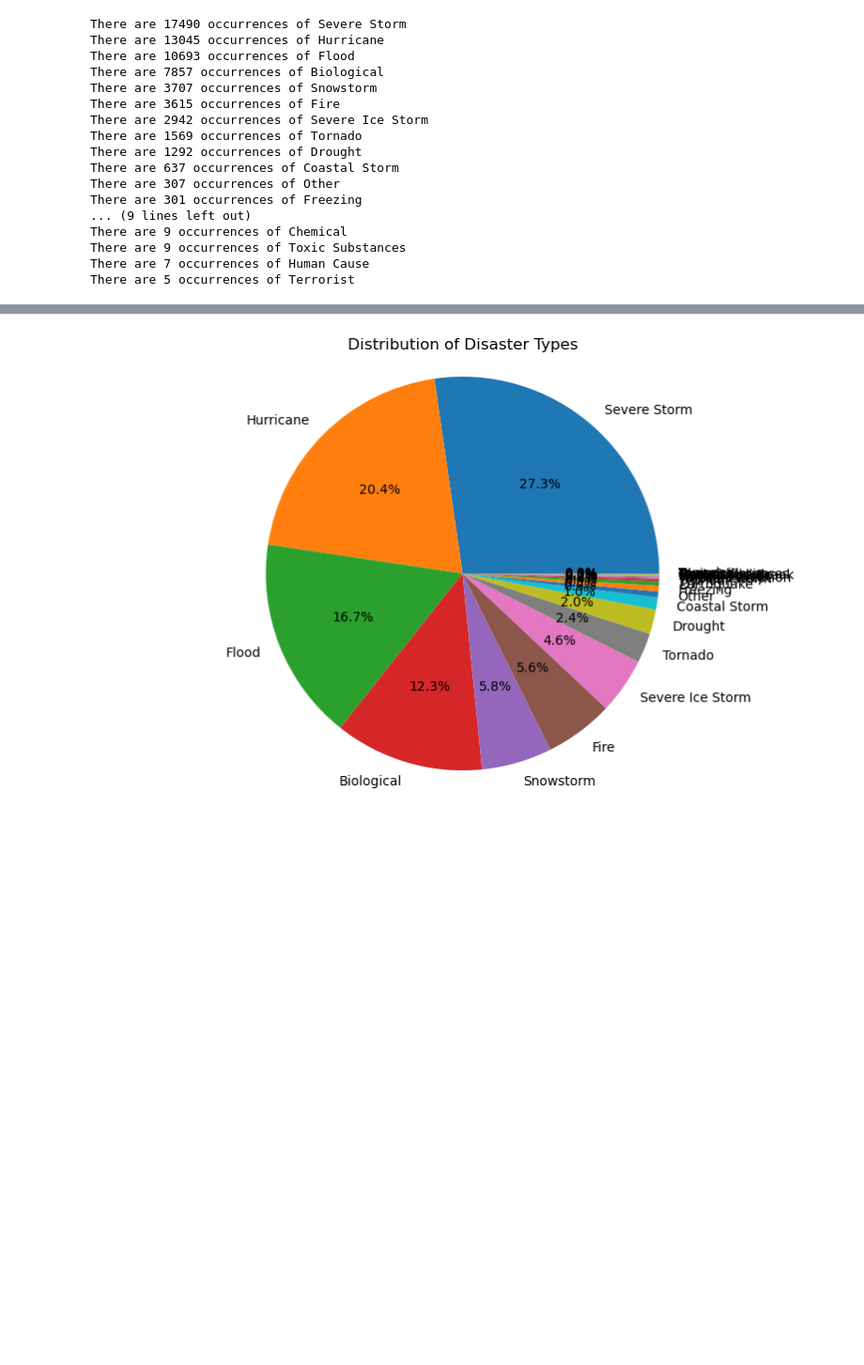
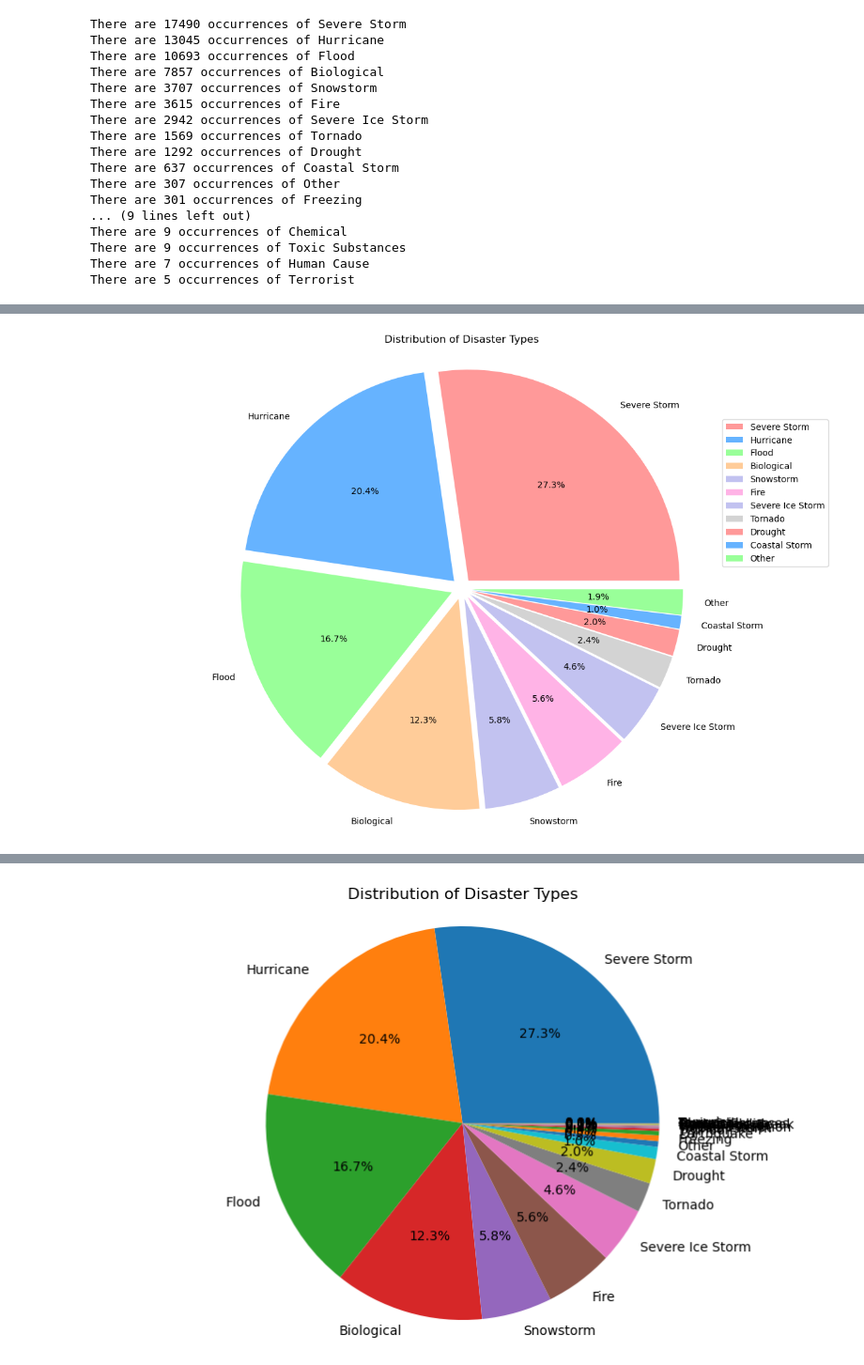
Before and after one commit to ehsan55555/FEMA-Disaster-Analysis-US, a Jupyter notebook: disaster_types.ipynb, the cells around one changed output, grey strips where cells are left out. Shown: that part at 94% size. Drawn from its saved outputs; the diff is of its cells as text; code cells hidden in the pictures; blank space fills up the shorter version.

```diff
--- a/disaster_types.ipynb
+++ b/disaster_types.ipynb
@@ -57,0 +83,40 @@ There are 5 occurrences of Terrorist
+# %%
+
+
+# Assuming you have 'disaster_counts' as a pandas Series or DataFrame
+
+# Calculate the total count of all disaster types
+total_count = disaster_counts.sum()
+
+# Identify disaster types with counts under 2%
+threshold_percentage = .5
+small_counts = disaster_counts[disaster_counts / total_count * 100 < threshold_percentage]
+
+# Sum the counts of identified disaster types to get the total count for the "other" category
+other_count = small_counts.sum()
+
+# Create a new DataFrame with disaster types above 2% and add the "other" category
+grouped_disaster_counts = disaster_counts[disaster_counts / total_count * 100 >= threshold_percentage].copy()
+grouped_disaster_counts['Other'] = other_count
+
+# Set custom colors for the pie chart (optional)
+colors = ['#ff9999', '#66b3ff', '#99ff99', '#ffcc99', '#c2c2f0', '#ffb3e6', '#c2c2f0', '#d3d3d3']  # Add color for the "other" category
+explode = (0.05, 0.05, 0.05, 0.05, 0.05,0.05, 0.05, 0.05, 0.05, 0.05,0.05 )  # Make sure the length matches the number of segments
+
+plt.figure(figsize=(15, 10))  # Increase the figure size for better readability
+
+# Plot the pie chart
+plt.pie(grouped_disaster_counts, labels=grouped_disaster_counts.index, autopct='%1.1f%%', colors=colors, explode=explode)
+
+# Add a legend to display labels outside the pie chart
+plt.legend(grouped_disaster_counts.index, loc='center left', bbox_to_anchor=(0.85, 0.70))
+
+plt.title('Distribution of Disaster Types')
+plt.axis('equal')  # Equal aspect ratio ensures that pie is drawn as a circle.
+
+# Show the pie chart
+plt.savefig("graphics/top_10_nat_ds.png", bbox_inches='tight', dpi=300)
+
+plt.show()
+# %% [output]
+[figure, added]
```
Also changed, not shown: parts of 12 cells of this notebook, 3 other files.
